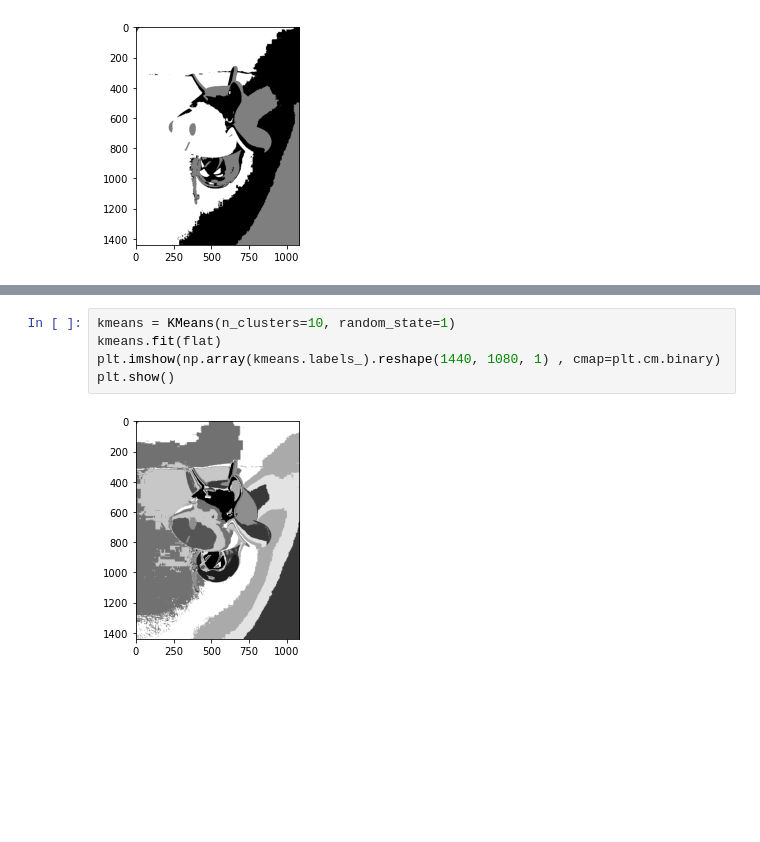
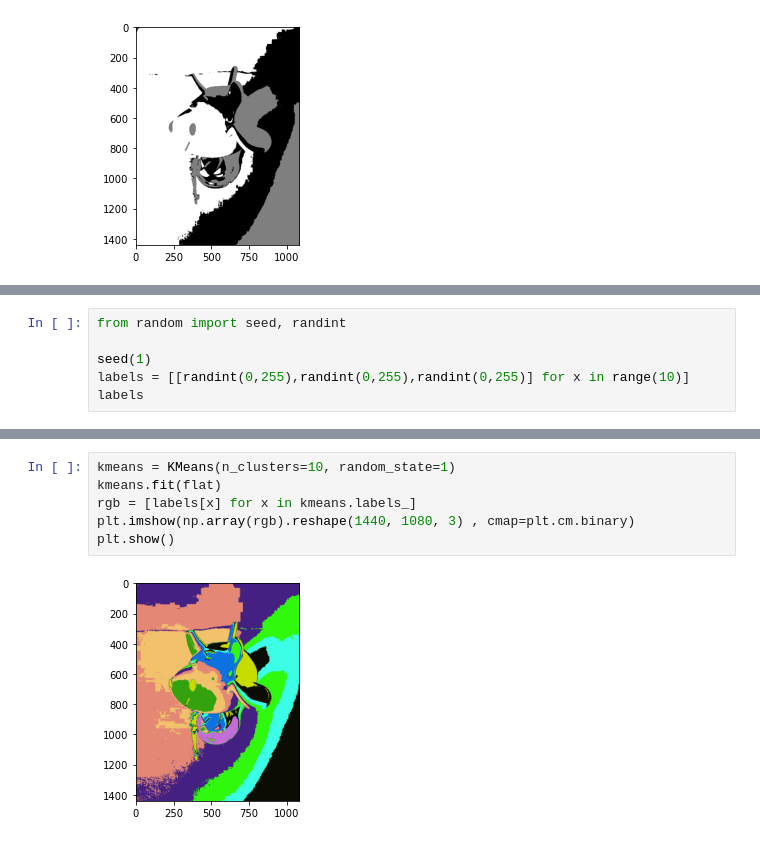
Before and after one commit to thales-ucas/deep-learning, a Jupyter notebook: kmean.ipynb, the cells around one changed output, grey strips where cells are left out. Drawn from its saved outputs; the diff is of its cells as text; blank space fills up the shorter version.

Commit message:
update kmeans

```diff
--- a/kmean.ipynb
+++ b/kmean.ipynb
@@ -85,0 +94,6 @@ plt.show()
+# %%
+from random import seed, randint
+
+seed(1)
+labels = [[randint(0,255),randint(0,255),randint(0,255)] for x in range(10)]
+labels
@@ -86,7 +111,8 @@ plt.show()
 # %%
 kmeans = KMeans(n_clusters=10, random_state=1)
 kmeans.fit(flat)
-plt.imshow(np.array(kmeans.labels_).reshape(1440, 1080, 1) , cmap=plt.cm.binary)
+rgb = [labels[x] for x in kmeans.labels_]
+plt.imshow(np.array(rgb).reshape(1440, 1080, 3) , cmap=plt.cm.binary)
 plt.show()
 # %% [output]
-[figure, old version]
+[figure, new version]
```
Also changed, not shown: parts of 2 cells of this notebook.
